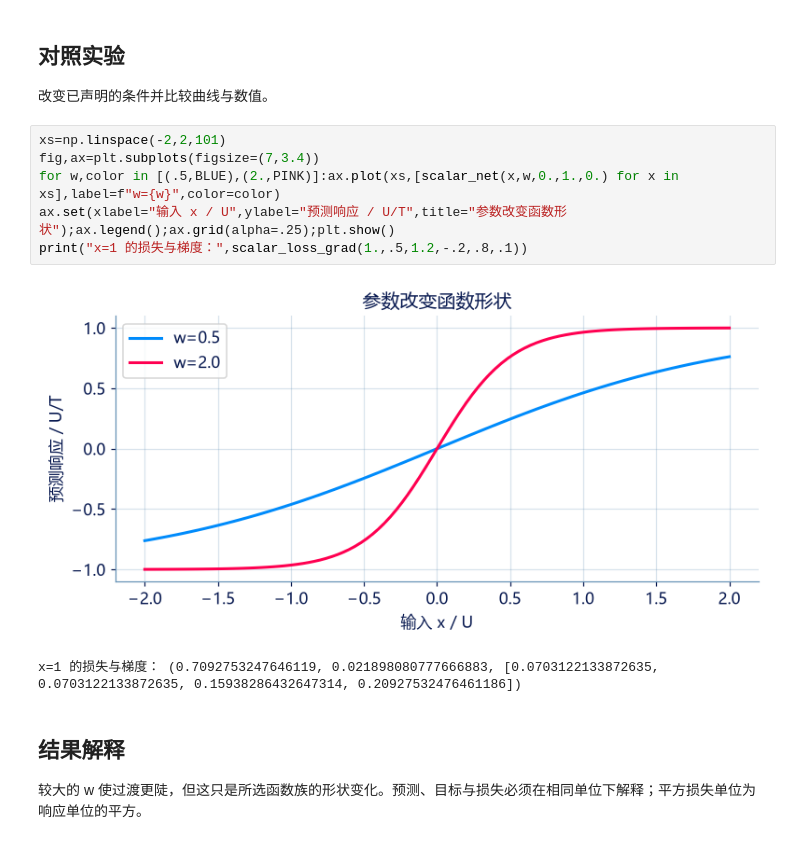
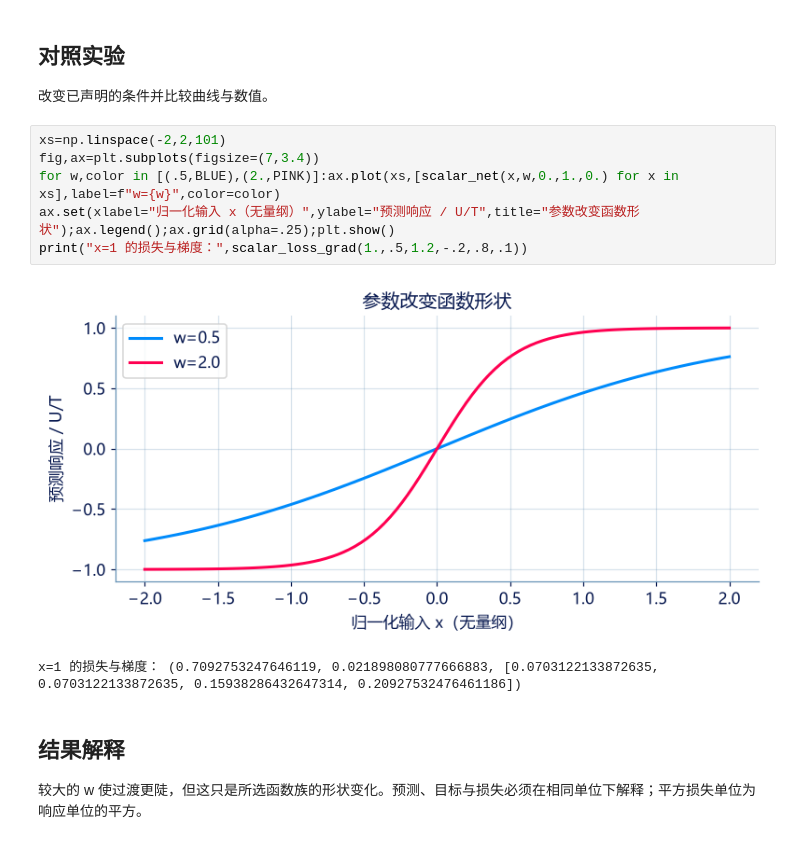
Before and after one commit to xuxu-wei/dive-2-systems-science, a Jupyter notebook: notebooks/15-可微分建模与机制融合/01-神经网络与自动微分/01-从计算图到小型神经网络.ipynb, the cells around one changed output. Drawn from its saved outputs; the diff is of its cells as text.

```diff
--- a/notebooks/15-可微分建模与机制融合/01-神经网络与自动微分/01-从计算图到小型神经网络.ipynb
+++ b/notebooks/15-可微分建模与机制融合/01-神经网络与自动微分/01-从计算图到小型神经网络.ipynb
@@ -64,11 +64,11 @@ def scalar_loss_grad(x, y, w, b, v, c):
 # %%
 xs=np.linspace(-2,2,101)
 fig,ax=plt.subplots(figsize=(7,3.4))
 for w,color in [(.5,BLUE),(2.,PINK)]:ax.plot(xs,[scalar_net(x,w,0.,1.,0.) for x in xs],label=f"w={w}",color=color)
-ax.set(xlabel="输入 x / U",ylabel="预测响应 / U/T",title="参数改变函数形状");ax.legend();ax.grid(alpha=.25);plt.show()
+ax.set(xlabel="归一化输入 x（无量纲）",ylabel="预测响应 / U/T",title="参数改变函数形状");ax.legend();ax.grid(alpha=.25);plt.show()
 print("x=1 的损失与梯度：",scalar_loss_grad(1.,.5,1.2,-.2,.8,.1))
 # %% [output]
-[figure, old version]
+[figure, new version]
 x=1 的损失与梯度： (0.7092753247646119, 0.021898080777666883, [0.0703122133872635, 0.0703122133872635, 0.15938286432647314, 0.20927532476461186])
 # %% [markdown]
 ## 结果解释
```
Also changed, not shown: parts of 2 cells of this notebook, 18 other files.
